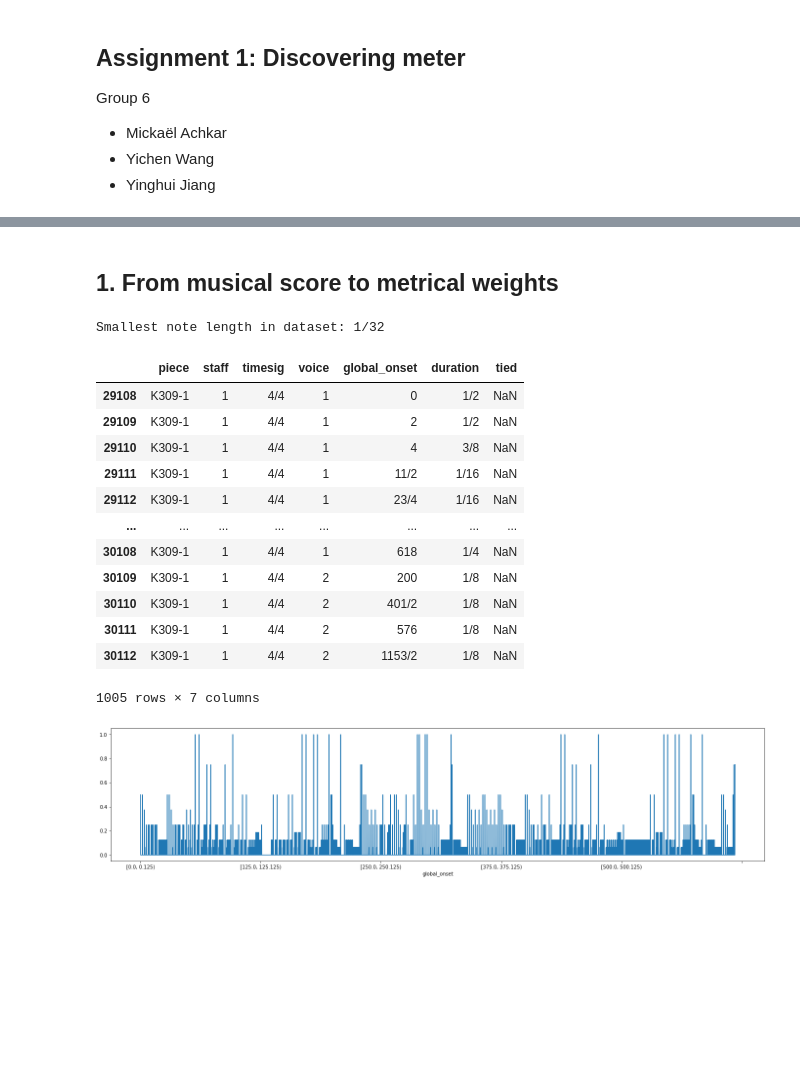
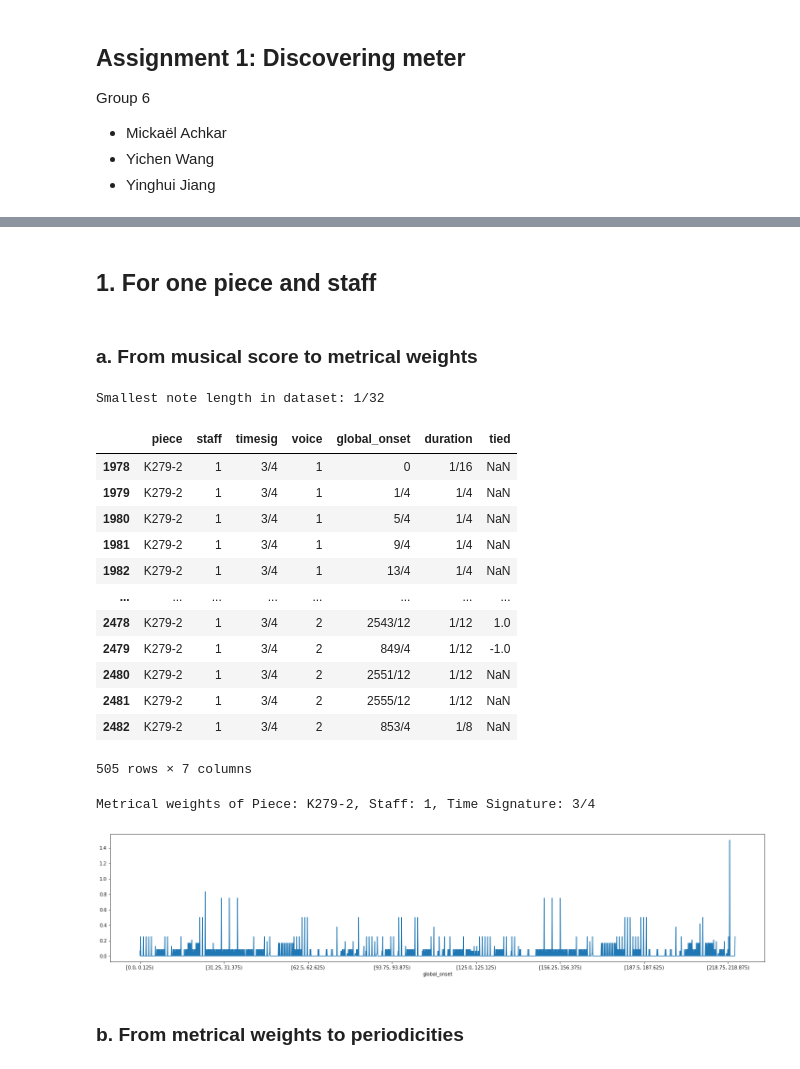
Before and after one commit to mikqs/digital-musicology, a Jupyter notebook: Group_6_A1.ipynb, the cells around one changed output, grey strips where cells are left out. Cells and saved outputs as stored; diff of their text form; code cells hidden in the pictures; blank space fills up the shorter version.

```diff
--- a/Group_6_A1.ipynb
+++ b/Group_6_A1.ipynb
@@ -81,41 +60,59 @@ Wall time: 309 ms
 # %%
 #df = tied_df
 df = untied_df
+# %% [markdown]
+## 1. For one piece and staff
 # %% [markdown]
-## 1. From musical score to metrical weights
+### a. From musical score to metrical weights
 # %%
-# Select one piece and staff (time signature may change per staff)
-one_piece_staff = df[(df['piece'] == 'K309-1') & (df['staff'] == 1)]
+# Select a random piece and staff (time signature may change per staff)
+random_piece_staff = df[['piece', 'staff']].sample(n=1).to_records(index=False)
+key = tuple(random_piece_staff[0])
+
+random_piece_staff_df = df[(df['piece'] == key[0]) & (df['staff'] == key[1])]
 
 # To fine-tune sampling, get minimum note duration among all notes in the piece/staff
-min_note = float(one_piece_staff['duration'].min())
+min_note = float(random_piece_staff_df['duration'].min())
 print("Smallest note length in dataset:", fractions.Fraction(min_note))
 
 sampling_period = min_note/time_unit
-total_piece_duration = one_piece_staff['global_onset'].max()
+total_piece_duration = random_piece_staff_df['global_onset'].max()
 
 # Partition the global_onsets in bins
 bins = np.arange(0, (total_piece_duration+sampling_period+1e-10), sampling_period)
-binned_onsets = pd.cut(one_piece_staff['global_onset'], bins, right = False)
+binned_onsets = pd.cut(random_piece_staff_df['global_onset'], bins, right = False)
 
 # Compute the sum of durations of all events with onsets in each bin
-summed_durations = one_piece_staff.groupby(binned_onsets)['duration'].sum().apply(float)
-summed_durations.plot(figsize=(24,5));
+summed_durations = random_piece_staff_df.groupby(binned_onsets)['duration'].sum().apply(float)
 
-one_piece_staff
+random_piece_staff_df
 # %% [output]
 Smallest note length in dataset: 1/32
 |  | piece | staff | timesig | voice | global_onset | duration | tied |
-| 29108 | K309-1 | 1 | 4/4 | 1 | 0 | 1/2 | NaN |
-| 29109 | K309-1 | 1 | 4/4 | 1 | 2 | 1/2 | NaN |
-| 29110 | K309-1 | 1 | 4/4 | 1 | 4 | 3/8 | NaN |
-| 29111 | K309-1 | 1 | 4/4 | 1 | 11/2 | 1/16 | NaN |
-| 29112 | K309-1 | 1 | 4/4 | 1 | 23/4 | 1/16 | NaN |
+| 1978 | K279-2 | 1 | 3/4 | 1 | 0 | 1/16 | NaN |
+| 1979 | K279-2 | 1 | 3/4 | 1 | 1/4 | 1/4 | NaN |
+| 1980 | K279-2 | 1 | 3/4 | 1 | 5/4 | 1/4 | NaN |
+| 1981 | K279-2 | 1 | 3/4 | 1 | 9/4 | 1/4 | NaN |
+| 1982 | K279-2 | 1 | 3/4 | 1 | 13/4 | 1/4 | NaN |
 | ... | ... | ... | ... | ... | ... | ... | ... |
-| 30108 | K309-1 | 1 | 4/4 | 1 | 618 | 1/4 | NaN |
-| 30109 | K309-1 | 1 | 4/4 | 2 | 200 | 1/8 | NaN |
-| 30110 | K309-1 | 1 | 4/4 | 2 | 401/2 | 1/8 | NaN |
-| 30111 | K309-1 | 1 | 4/4 | 2 | 576 | 1/8 | NaN |
-| 30112 | K309-1 | 1 | 4/4 | 2 | 1153/2 | 1/8 | NaN |
+| 2478 | K279-2 | 1 | 3/4 | 2 | 2543/12 | 1/12 | 1.0 |
+| 2479 | K279-2 | 1 | 3/4 | 2 | 849/4 | 1/12 | -1.0 |
+| 2480 | K279-2 | 1 | 3/4 | 2 | 2551/12 | 1/12 | NaN |
+| 2481 | K279-2 | 1 | 3/4 | 2 | 2555/12 | 1/12 | NaN |
+| 2482 | K279-2 | 1 | 3/4 | 2 | 853/4 | 1/8 | NaN |
-1005 rows × 7 columns
+505 rows × 7 columns
-[figure, removed]
+# %%
+# Now we can plot the metrical weights of this piece
+
+# Get timesignature for reference
+timesig = random_piece_staff_df['timesig'].iloc[0]
+
+print("Metrical weights of Piece: {piece}, Staff: {staff}, Time Signature: {timesig}".format(piece = key[0], staff = key[1], timesig=timesig))
+
+# Plot metrical weights
+summed_durations.plot(figsize=(25,5));
+# %% [output]
+Metrical weights of Piece: K279-2, Staff: 1, Time Signature: 3/4
+[figure, added]
+# %% [markdown]
+### b. From metrical weights to periodicities
```
Also changed, not shown: parts of 21 cells of this notebook.
